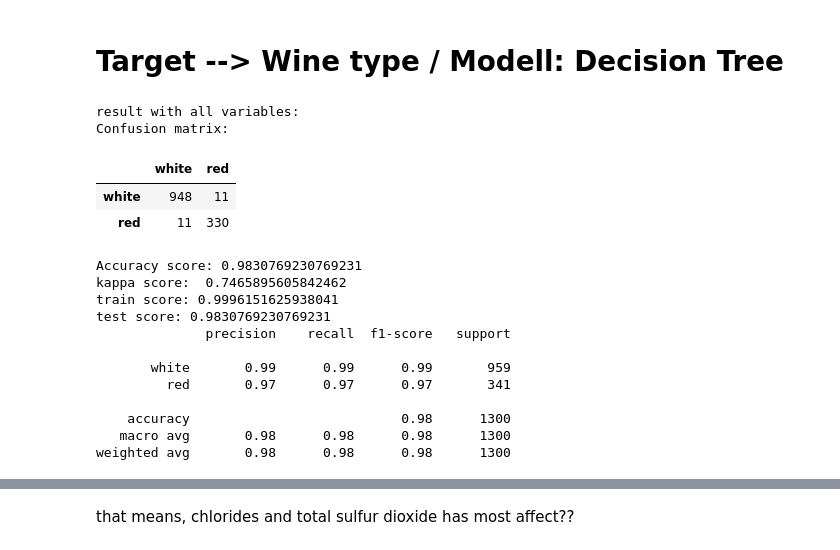
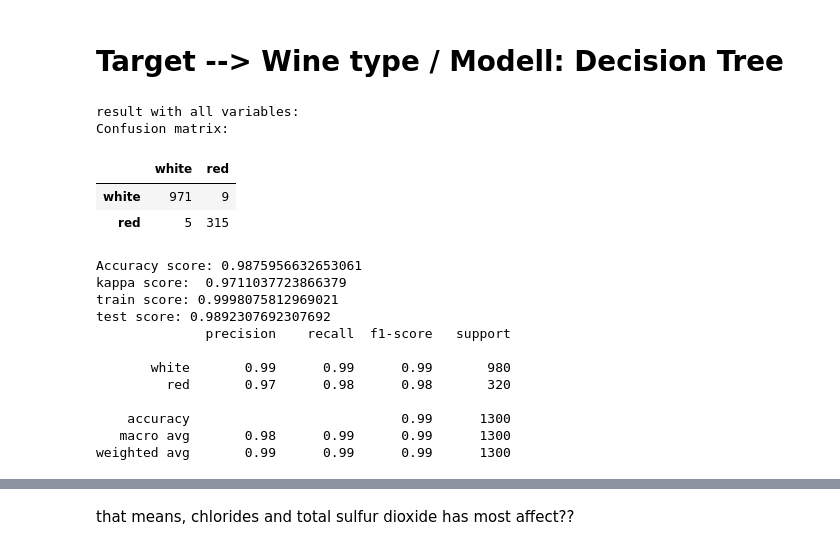
Before and after one commit to satomi26/Project-2, a Jupyter notebook: maschine_learning_modell.ipynb, the cells around one changed output, grey strips where cells are left out. Cells and saved outputs as stored; diff of their text form; code cells hidden in the pictures.

```diff
--- a/maschine_learning_modell.ipynb
+++ b/maschine_learning_modell.ipynb
@@ -786,46 +737,47 @@ weighted avg       0.92      0.91      0.91      1300
 # %% [markdown]
 # Target --> Wine type / Modell: Decision Tree
 # %%
+#9 all variables
 from sklearn import tree
 X = df[["fixed acidity", "volatile acidity", "citric acid", "residual sugar","chlorides", "free sulfur dioxide",
                "total sulfur dioxide", "density", "pH", "sulphates", "alcohol"]]
 y = df["wine type"]
-X_train, X_test, y_train, y_test = train_test_split(X, y, test_size=0.2, random_state=42)
+X_train, X_test, y_train, y_test = train_test_split(X, y, test_size=0.2, random_state=42, shuffle=True, stratify=y)
 
 clf = tree.DecisionTreeClassifier()
 clf.fit(X_train, y_train)
 pred = clf.predict(X_test)
-kappa = cohen_kappa_score(pred_lr, y_test)
+kappa = cohen_kappa_score(pred, y_test)
 
 print("result with all variables: ")
 print("Confusion matrix:")
 labels = np.unique(y_test)
 a = confusion_matrix(y_test, pred, labels=labels)
 a = pd.DataFrame(a, index=("white", "red"), columns=("white", "red"))
 display(a)
 print("Accuracy score:", balanced_accuracy_score(y_test, pred))
 print("kappa score: ", kappa)
 print(f"train score: {clf.score(X_train, y_train)}")
 print(f"test score: {clf.score(X_test, y_test)}")
 print(classification_report(y_test, pred, target_names=["white","red"]))
 # %% [output]
 result with all variables:
 Confusion matrix:
 |  | white | red |
-| white | 948 | 11 |
-| red | 11 | 330 |
+| white | 971 | 9 |
+| red | 5 | 315 |
-Accuracy score: 0.9830769230769231
-kappa score:  0.7465895605842462
-train score: 0.9996151625938041
-test score: 0.9830769230769231
+Accuracy score: 0.9875956632653061
+kappa score:  0.9711037723866379
+train score: 0.9998075812969021
+test score: 0.9892307692307692
               precision    recall  f1-score   support
 
-       white       0.99      0.99      0.99       959
-         red       0.97      0.97      0.97       341
+       white       0.99      0.99      0.99       980
+         red       0.97      0.98      0.98       320
 
-    accuracy                           0.98      1300
-   macro avg       0.98      0.98      0.98      1300
-weighted avg       0.98      0.98      0.98      1300
+    accuracy                           0.99      1300
+   macro avg       0.98      0.99      0.99      1300
+weighted avg       0.99      0.99      0.99      1300
 # %%
 feature_importance = clf.feature_importances_
 feature_importance
```
Also changed, not shown: parts of 45 cells of this notebook, 1 other file.
